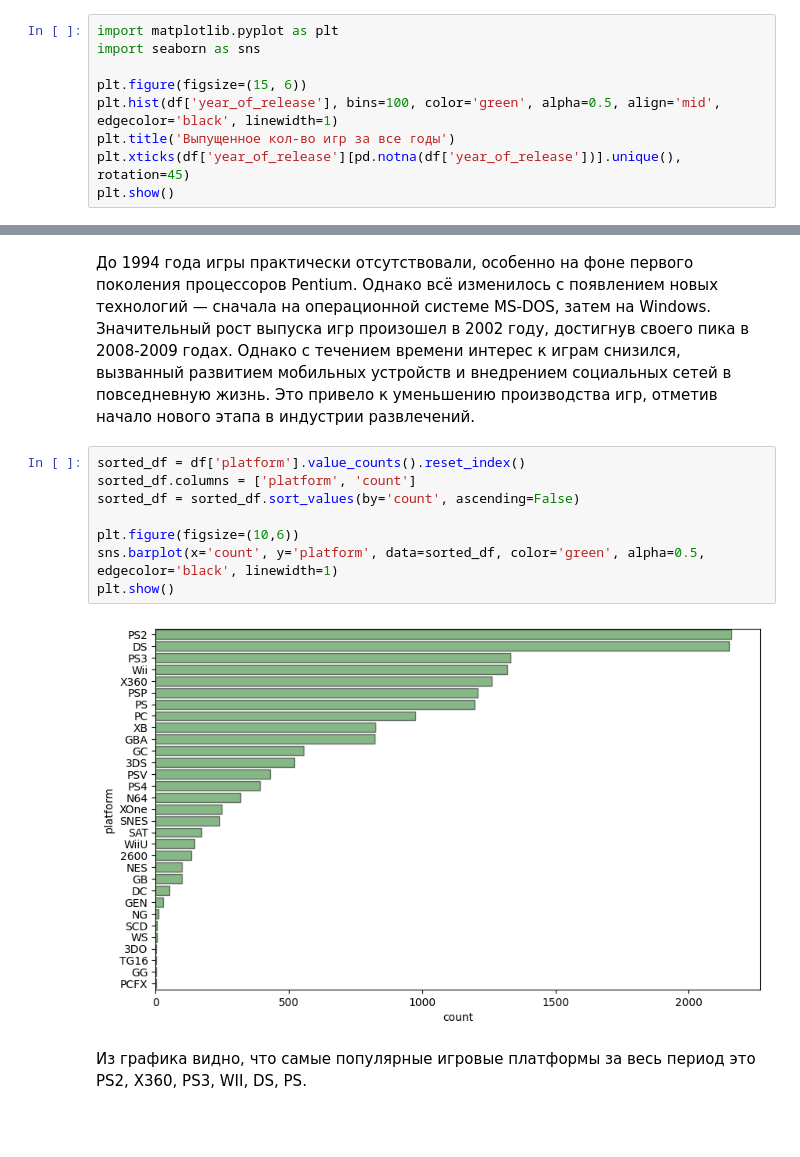
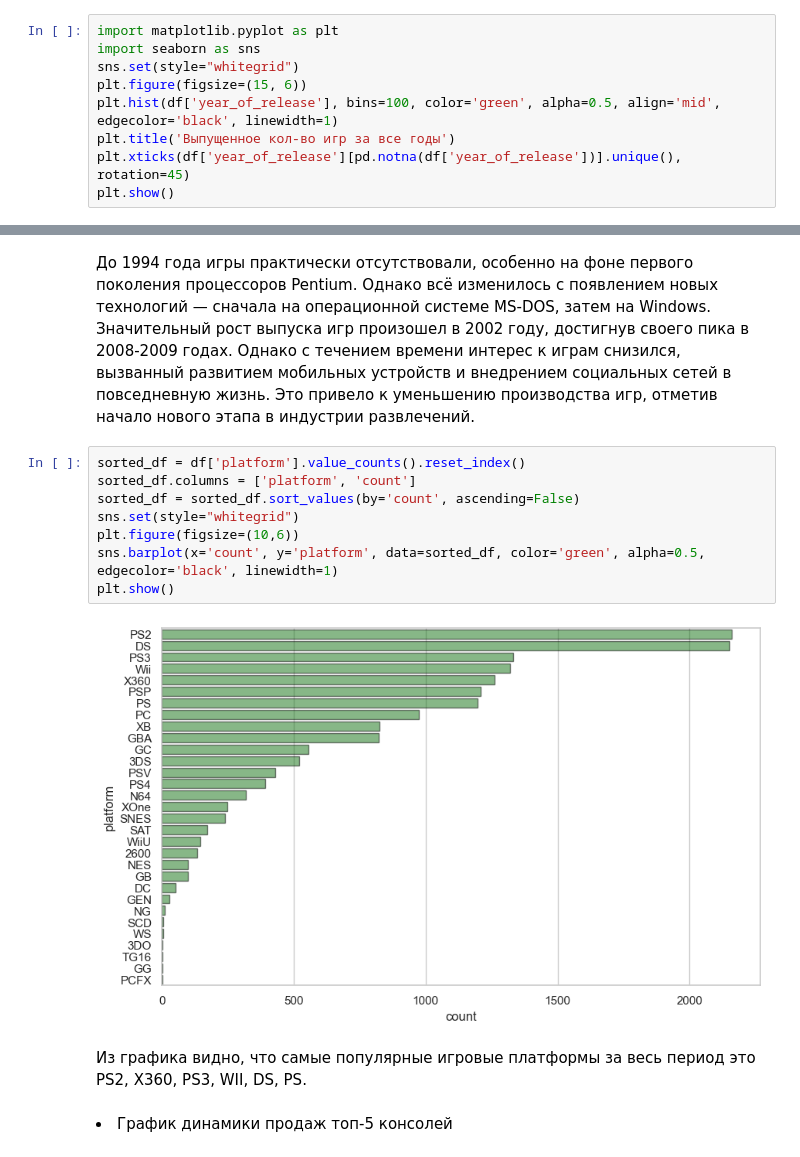
Before and after one commit to tsukerin/labs, a Jupyter notebook: labs_pm/lab7/main.ipynb, the cells around one changed output, grey strips where cells are left out. Cells and saved outputs as stored; diff of their text form; blank space fills up the shorter version.

```diff
--- a/labs_pm/lab7/main.ipynb
+++ b/labs_pm/lab7/main.ipynb
@@ -92,7 +92,7 @@ df
 # %%
 import matplotlib.pyplot as plt
 import seaborn as sns
-
+sns.set(style="whitegrid")
 plt.figure(figsize=(15, 6))
 plt.hist(df['year_of_release'], bins=100, color='green', alpha=0.5, align='mid', edgecolor='black', linewidth=1)
 plt.title('Выпущенное кол-во игр за все годы')
@@ -105,14 +105,16 @@ plt.show()
 # %%
 sorted_df = df['platform'].value_counts().reset_index()
 sorted_df.columns = ['platform', 'count']
 sorted_df = sorted_df.sort_values(by='count', ascending=False)
-
+sns.set(style="whitegrid")
 plt.figure(figsize=(10,6))
 sns.barplot(x='count', y='platform', data=sorted_df, color='green', alpha=0.5, edgecolor='black', linewidth=1)
 plt.show()
 # %% [output]
-[figure, old version]
+[figure, new version]
 # %% [markdown]
 Из графика видно, что самые популярные игровые платформы за весь период это PS2, X360, PS3, WII, DS, PS.
+# %% [markdown]
+<li>График динамики продаж топ-5 консолей
 # %%
 filtered_data = df[df['platform'].isin(['PS2', 'DS', 'PS3', 'Wii', 'X360'])]
```
Also changed, not shown: parts of 20 cells of this notebook.
